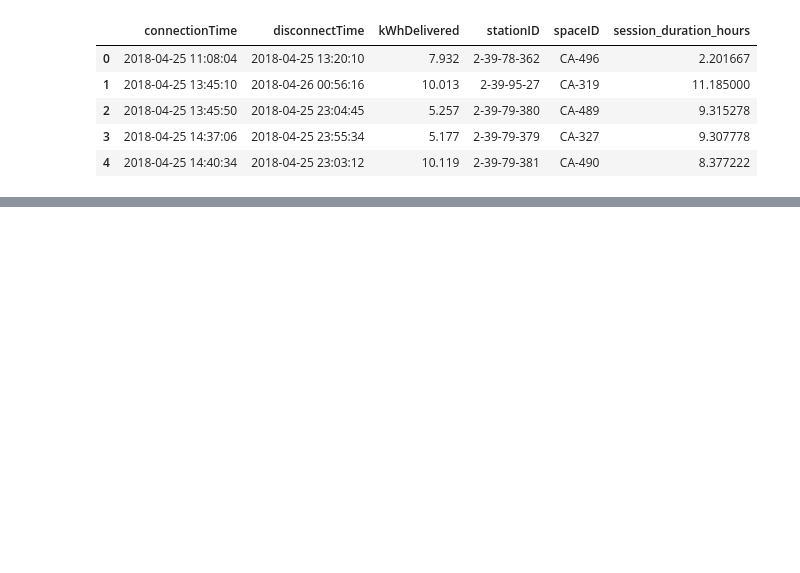
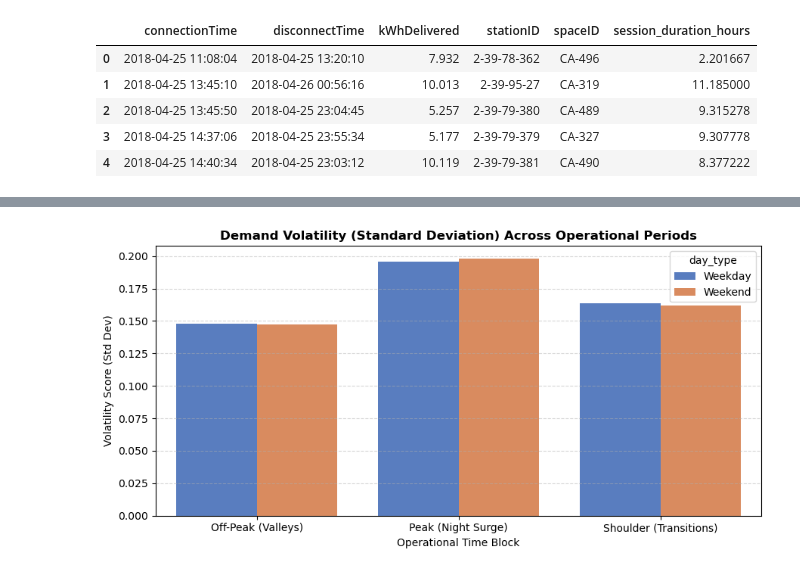
Before and after one commit to Neritya-Singh/Dynamic_Tariff_Optimization_Project, a Jupyter notebook: Project.ipynb, the cells around one changed output, grey strips where cells are left out. Drawn from its saved outputs; the diff is of its cells as text; code cells hidden in the pictures; blank space fills up the shorter version.

```diff
--- a/Project.ipynb
+++ b/Project.ipynb
@@ -178,0 +272,23 @@ df_acn.head()
+# %%
+# 1. Define operational periods matching your true data trends
+def get_period(hour):
+    if 0 <= hour <= 7: return 'Peak (Night Surge)'
+    elif hour in [11, 15, 16, 17]: return 'Off-Peak (Valleys)'
+    else: return 'Shoulder (Transitions)'
+
+df_urban_final['period_type'] = df_urban_final['hour'].apply(get_period)
+
+# 2. Calculate the volatility (Standard Deviation) for each period
+volatility_data = df_urban_final.groupby(['day_type', 'period_type'])['charger_utilization_rate'].std().reset_index()
+
+# 3. Plot a clean, simple bar chart
+plt.figure(figsize=(9, 4.5))
+sns.barplot(data=volatility_data, x='period_type', y='charger_utilization_rate', hue='day_type', palette='muted')
+plt.title('Demand Volatility (Standard Deviation) Across Operational Periods', fontsize=12, fontweight='bold')
+plt.xlabel('Operational Time Block')
+plt.ylabel('Volatility Score (Std Dev)')
+plt.grid(axis='y', linestyle='--', alpha=0.5)
+plt.tight_layout()
+plt.show()
+# %% [output]
+[figure, added]
```
Also changed, not shown: parts of 5 cells of this notebook.
